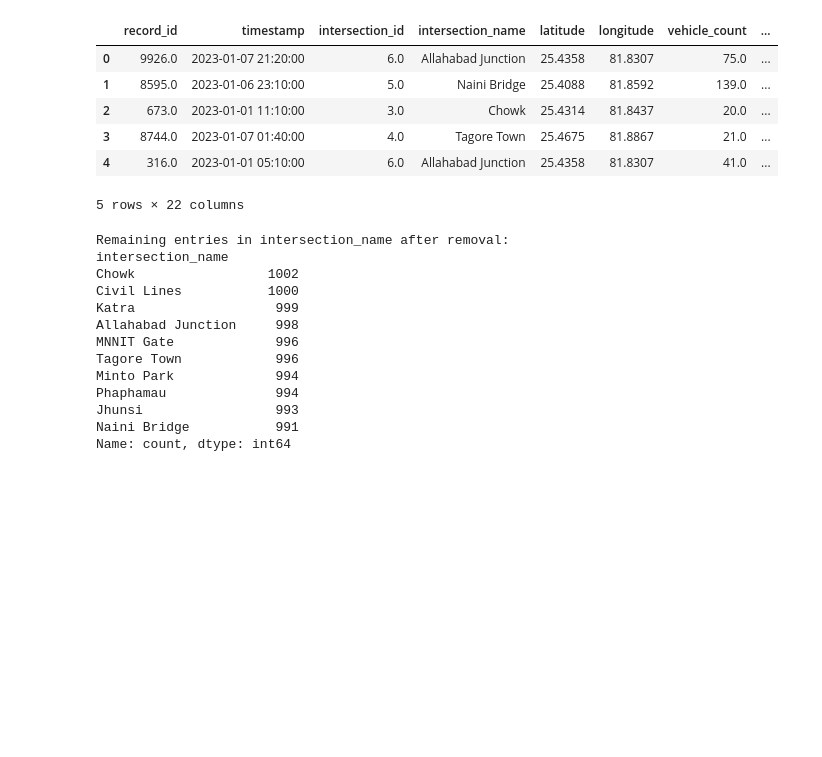
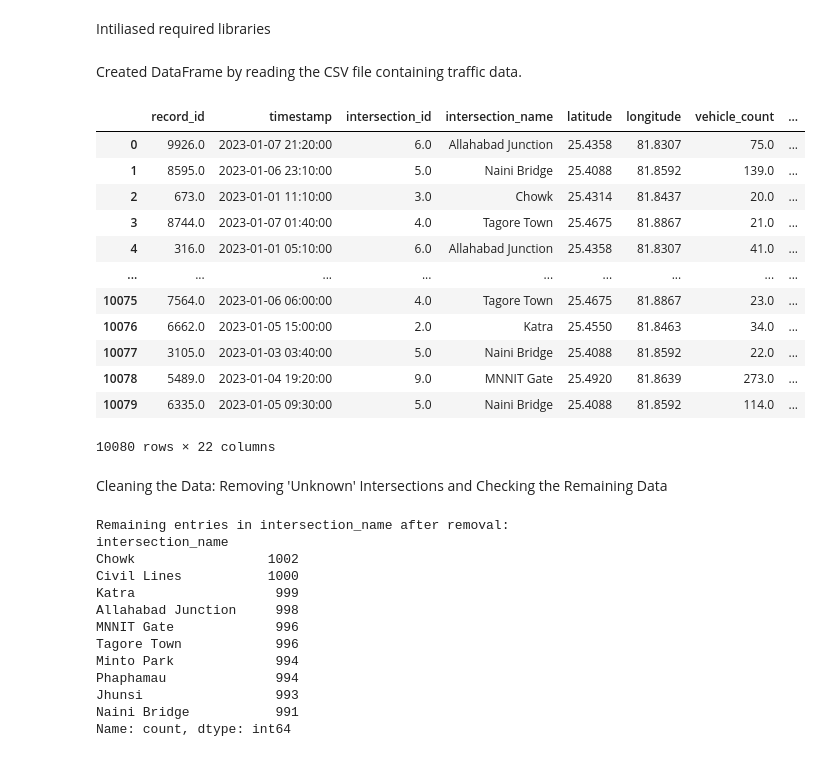
Before and after one commit to ayush-jadaun/UrbanTrafficOptimization, a Jupyter notebook: Traffic_dhamaka.ipynb, the cells around one changed output. Drawn from its saved outputs; the diff is of its cells as text; code cells hidden in the pictures; blank space fills up the shorter version.

```diff
--- a/Traffic_dhamaka.ipynb
+++ b/Traffic_dhamaka.ipynb
@@ -1,23 +1,35 @@
+# %% [markdown]
+Intiliased required libraries
 # %%
 import pandas as pd
 import seaborn as sns
 import matplotlib.pyplot as plt
+# %% [markdown]
+ Created DataFrame  by reading the CSV file containing traffic data.
 # %%
 df = pd.read_csv(r"Prayagraj_Traffic_Data.csv")
 df['timestamp'] = pd.to_datetime(df['timestamp'])
 df['hour'] = df['timestamp'].dt.hour
 df['day_of_week'] = df['timestamp'].dt.day_name()
 
 # Display the first few rows of the DataFrame
-df.head()
+df
 # %% [output]
 |  | record_id | timestamp | intersection_id | intersection_name | latitude | longitude | vehicle_count | ... |
 | 0 | 9926.0 | 2023-01-07 21:20:00 | 6.0 | Allahabad Junction | 25.4358 | 81.8307 | 75.0 | ... |
 | 1 | 8595.0 | 2023-01-06 23:10:00 | 5.0 | Naini Bridge | 25.4088 | 81.8592 | 139.0 | ... |
 | 2 | 673.0 | 2023-01-01 11:10:00 | 3.0 | Chowk | 25.4314 | 81.8437 | 20.0 | ... |
 | 3 | 8744.0 | 2023-01-07 01:40:00 | 4.0 | Tagore Town | 25.4675 | 81.8867 | 21.0 | ... |
 | 4 | 316.0 | 2023-01-01 05:10:00 | 6.0 | Allahabad Junction | 25.4358 | 81.8307 | 41.0 | ... |
+| ... | ... | ... | ... | ... | ... | ... | ... | ... |
+| 10075 | 7564.0 | 2023-01-06 06:00:00 | 4.0 | Tagore Town | 25.4675 | 81.8867 | 23.0 | ... |
+| 10076 | 6662.0 | 2023-01-05 15:00:00 | 2.0 | Katra | 25.4550 | 81.8463 | 34.0 | ... |
+| 10077 | 3105.0 | 2023-01-03 03:40:00 | 5.0 | Naini Bridge | 25.4088 | 81.8592 | 22.0 | ... |
+| 10078 | 5489.0 | 2023-01-04 19:20:00 | 9.0 | MNNIT Gate | 25.4920 | 81.8639 | 273.0 | ... |
+| 10079 | 6335.0 | 2023-01-05 09:30:00 | 5.0 | Naini Bridge | 25.4088 | 81.8592 | 114.0 | ... |
-5 rows × 22 columns
+10080 rows × 22 columns
+# %% [markdown]
+Cleaning the Data: Removing 'Unknown' Intersections and Checking the Remaining Data
 # %%
 # Remove rows where intersection_name is 'Unknown'
 df = df[df['intersection_name'] != 'Unknown']
```
Also changed, not shown: parts of 10 cells of this notebook.
